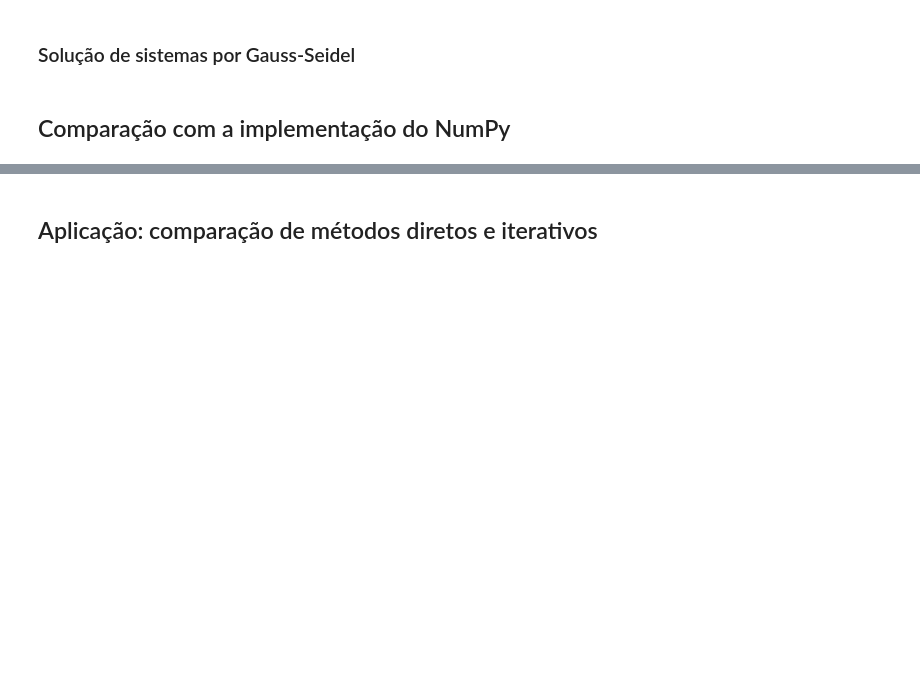
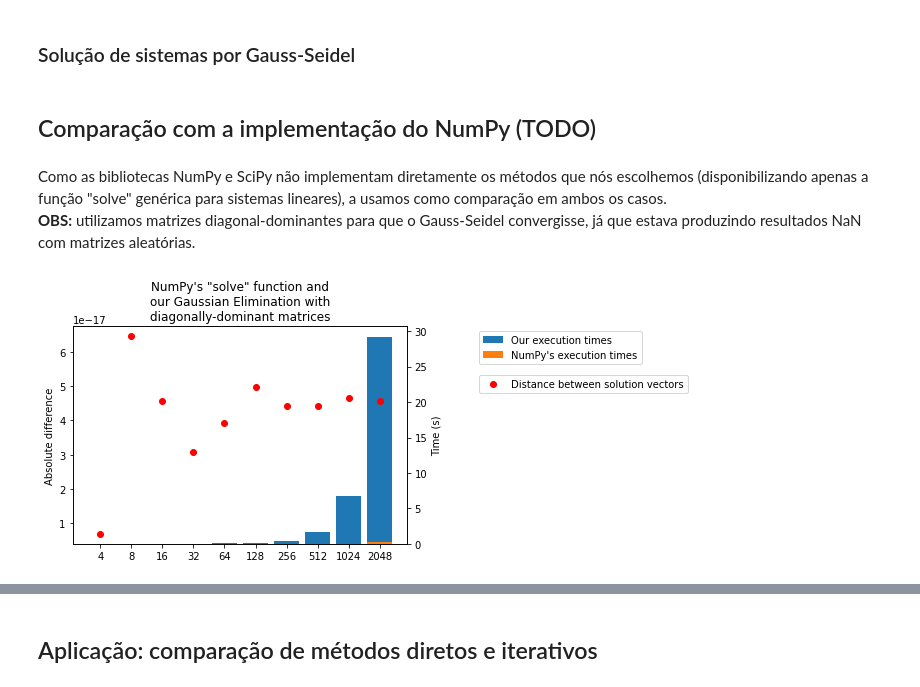
Before and after one commit to Vernalhav/numerical_analysis, a Jupyter notebook: numerico_aplicacoes.ipynb, the cells around one changed output, grey strips where cells are left out. Cells and saved outputs as stored; diff of their text form; code cells hidden in the pictures; blank space fills up the shorter version.

```diff
--- a/numerico_aplicacoes.ipynb
+++ b/numerico_aplicacoes.ipynb
@@ -356,4 +351,4 @@ def gauss_seidel(A, b, tol=EPSILON, max_iterations=MAX_ITERATIONS, return_error=
     if return_error: return x, error
     return x
 # %% [markdown]
-## Comparação com a implementação do NumPy
+## Comparação com a implementação do NumPy (TODO)
@@ -359,0 +395,10 @@ def gauss_seidel(A, b, tol=EPSILON, max_iterations=MAX_ITERATIONS, return_error=
+# %% [markdown]
+Como as bibliotecas NumPy e SciPy não implementam diretamente os métodos que nós escolhemos (disponibilizando apenas a função "solve" genérica para sistemas lineares), a usamos como comparação em ambos os casos.
+**OBS:** utilizamos matrizes diagonal-dominantes para que o Gauss-Seidel convergisse, já que estava produzindo resultados NaN com matrizes aleatórias.
+# %%
+Xs, errors, times = compare_system_solver(gauss_elimination, n_tests=10)
+compare_implementation(Xs, errors, times, linearize_x=True,\
+                       title='NumPy\'s "solve" function and\nour Gaussian Elimination with\ndiagonally-dominant matrices',\
+                       err_metric='Distance between solution vectors')
+# %% [output]
+[figure, added]
```
Also changed, not shown: parts of 15 cells of this notebook.
